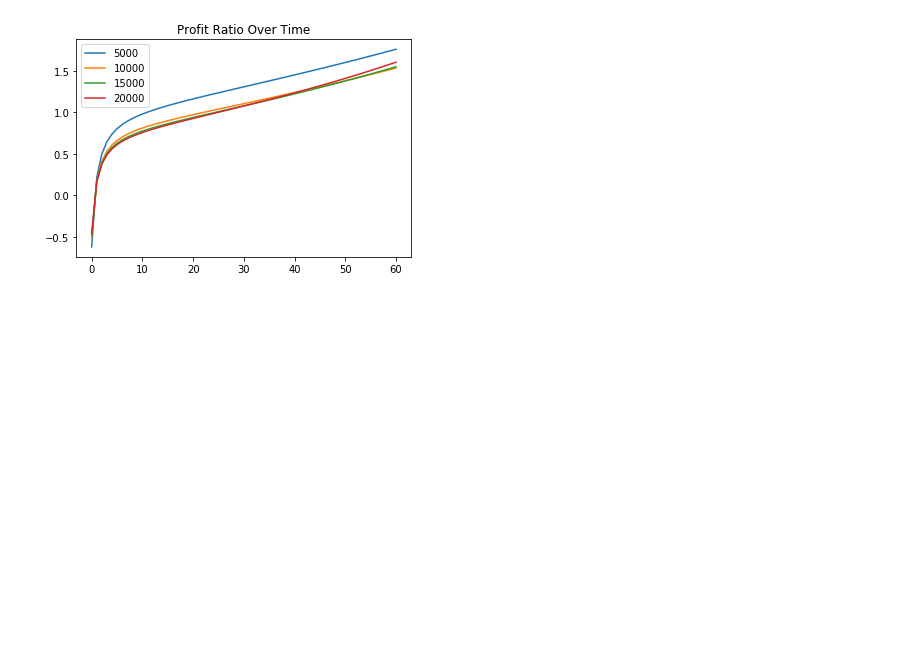
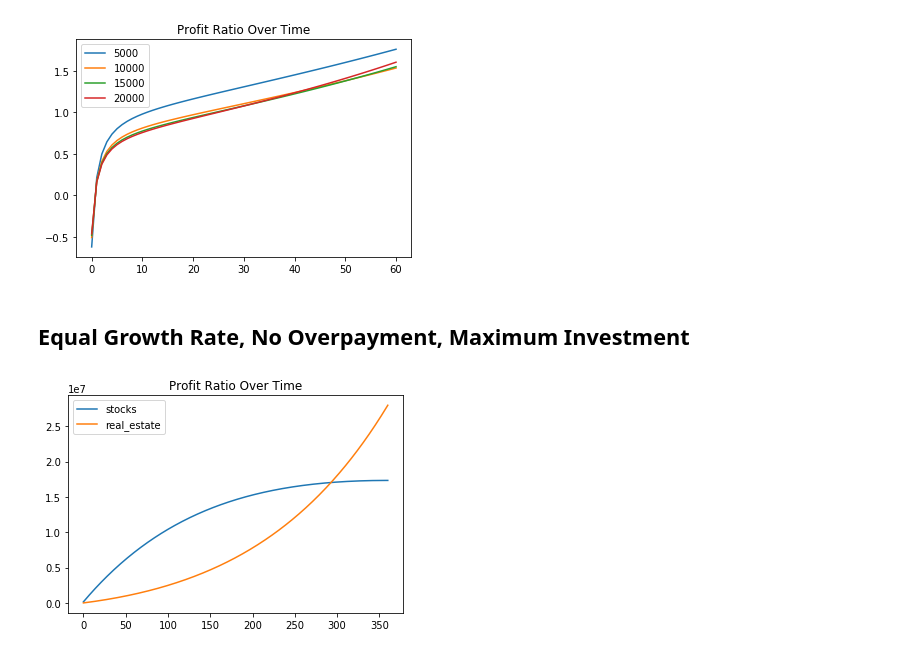
Before and after one commit to rossrco/real_estate_sim, a Jupyter notebook: analysis.ipynb, the cells around one changed output. Cells and saved outputs as stored; diff of their text form; code cells hidden in the pictures; blank space fills up the shorter version.

Commit message:
plot stock profit vs real estate profit at equal growth rate, no mortgage overpayment

```diff
--- a/analysis.ipynb
+++ b/analysis.ipynb
@@ -120,5 +121,21 @@ plt.title('Profit Ratio Over Time')
 plt.show()
 # %% [output]
 [figure]
+# %% [markdown]
+## Equal Growth Rate, No Overpayment, Maximum Investment
+# %%
+to_plot = history[(history.growth_rate_real_estate==history.growth_rate_stocks)
+                  & (history.mortgage_overpayment_amount==0)
+                  & (history.investment_amount==2e4)
+                  & (history.growth_rate_stocks==0.07)].copy()
+
+plt.plot(to_plot.month, to_plot.cumulative_profit_stocks, label='stocks')
+plt.plot(to_plot.month, to_plot.current_profit_real_estate, label='real_estate')
+
+plt.legend()
+plt.title('Profit Ratio Over Time')
+plt.show()
+# %% [output]
+[figure, added]
 # %%
 # profit ratio for equal growth levels over various investment levels
```
Also changed, not shown: parts of 1 cell of this notebook.
